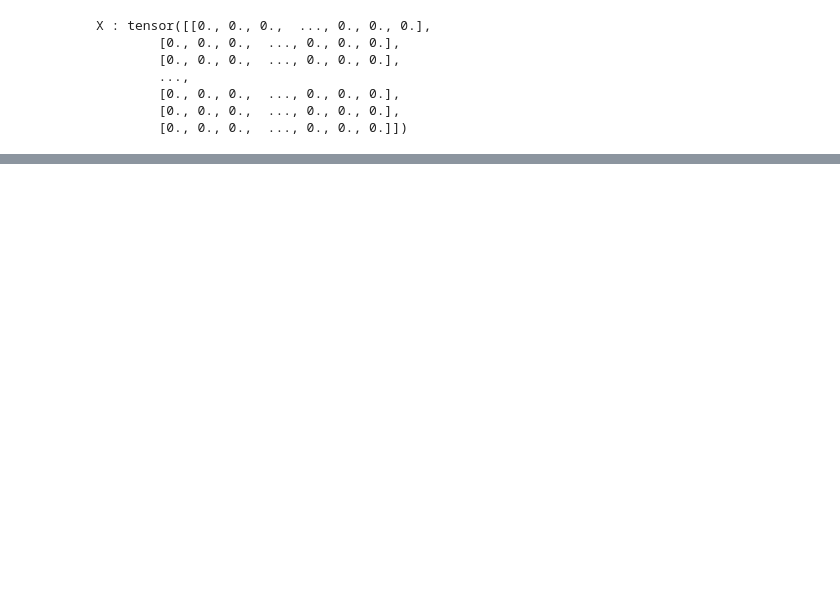
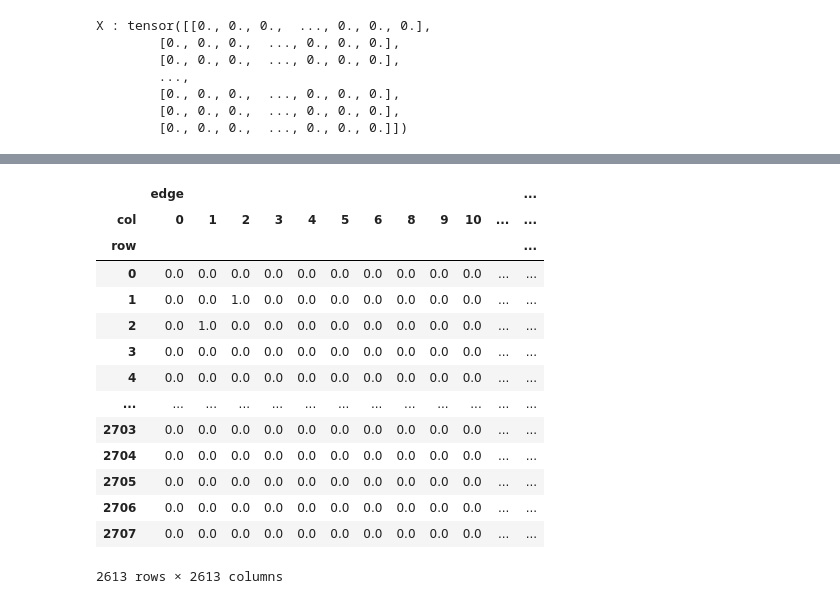
Before and after one commit to dcuoliveira/cd-ts, a Jupyter notebook: src/debug_gnn.ipynb, the cells around one changed output, grey strips where cells are left out. Drawn from its saved outputs; the diff is of its cells as text; code cells hidden in the pictures; blank space fills up the shorter version.

```diff
--- a/src/debug_gnn.ipynb
+++ b/src/debug_gnn.ipynb
@@ -331,0 +373,22 @@ def eval_link_predictor(model, data):
+# %%
+edge_index_df = pd.DataFrame(train_data.edge_index).T
+edge_index_df.columns = ["row", "col"]
+edge_index_df["edge"] = 1
+
+edge_index_df.pivot_table(columns=["col"], index=["row"], values=["edge"]).fillna(0)
+# %% [output]
+|  | edge |  |  |  |  |  |  |  |  |  |  | ... |
+| col | 0 | 1 | 2 | 3 | 4 | 5 | 6 | 8 | 9 | 10 | ... | ... |
+| row |  |  |  |  |  |  |  |  |  |  |  | ... |
+| 0 | 0.0 | 0.0 | 0.0 | 0.0 | 0.0 | 0.0 | 0.0 | 0.0 | 0.0 | 0.0 | ... | ... |
+| 1 | 0.0 | 0.0 | 1.0 | 0.0 | 0.0 | 0.0 | 0.0 | 0.0 | 0.0 | 0.0 | ... | ... |
+| 2 | 0.0 | 1.0 | 0.0 | 0.0 | 0.0 | 0.0 | 0.0 | 0.0 | 0.0 | 0.0 | ... | ... |
+| 3 | 0.0 | 0.0 | 0.0 | 0.0 | 0.0 | 0.0 | 0.0 | 0.0 | 0.0 | 0.0 | ... | ... |
+| 4 | 0.0 | 0.0 | 0.0 | 0.0 | 0.0 | 0.0 | 0.0 | 0.0 | 0.0 | 0.0 | ... | ... |
+| ... | ... | ... | ... | ... | ... | ... | ... | ... | ... | ... | ... | ... |
+| 2703 | 0.0 | 0.0 | 0.0 | 0.0 | 0.0 | 0.0 | 0.0 | 0.0 | 0.0 | 0.0 | ... | ... |
+| 2704 | 0.0 | 0.0 | 0.0 | 0.0 | 0.0 | 0.0 | 0.0 | 0.0 | 0.0 | 0.0 | ... | ... |
+| 2705 | 0.0 | 0.0 | 0.0 | 0.0 | 0.0 | 0.0 | 0.0 | 0.0 | 0.0 | 0.0 | ... | ... |
+| 2706 | 0.0 | 0.0 | 0.0 | 0.0 | 0.0 | 0.0 | 0.0 | 0.0 | 0.0 | 0.0 | ... | ... |
+| 2707 | 0.0 | 0.0 | 0.0 | 0.0 | 0.0 | 0.0 | 0.0 | 0.0 | 0.0 | 0.0 | ... | ... |
+2613 rows × 2613 columns
```
Also changed, not shown: parts of 13 cells of this notebook.
